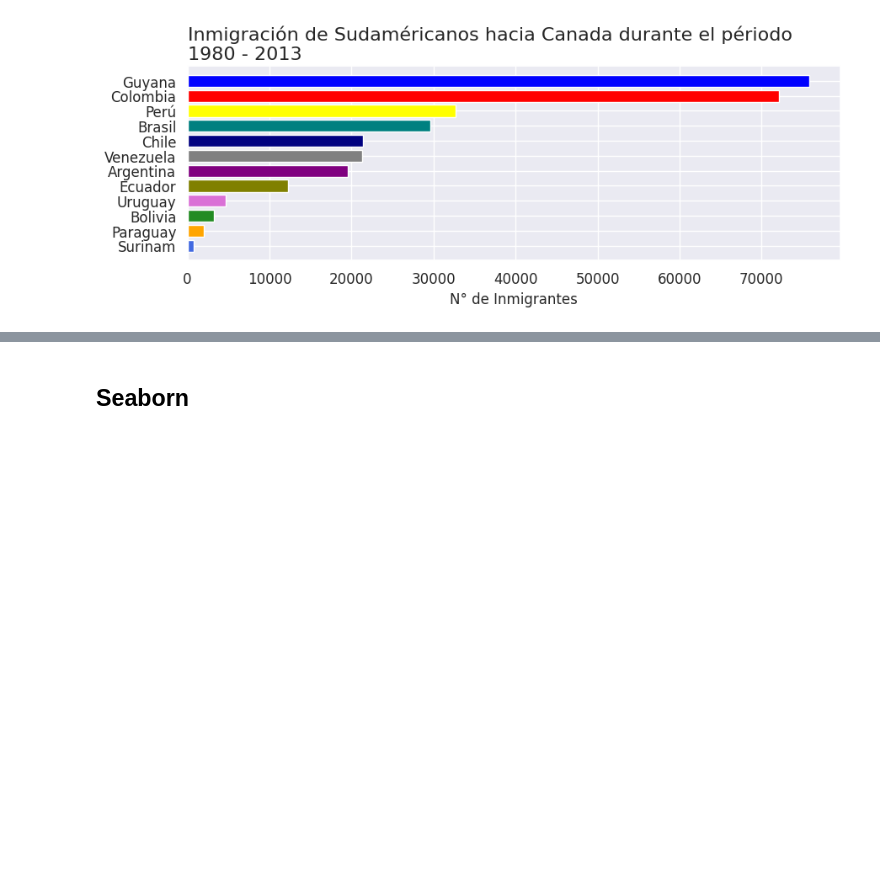
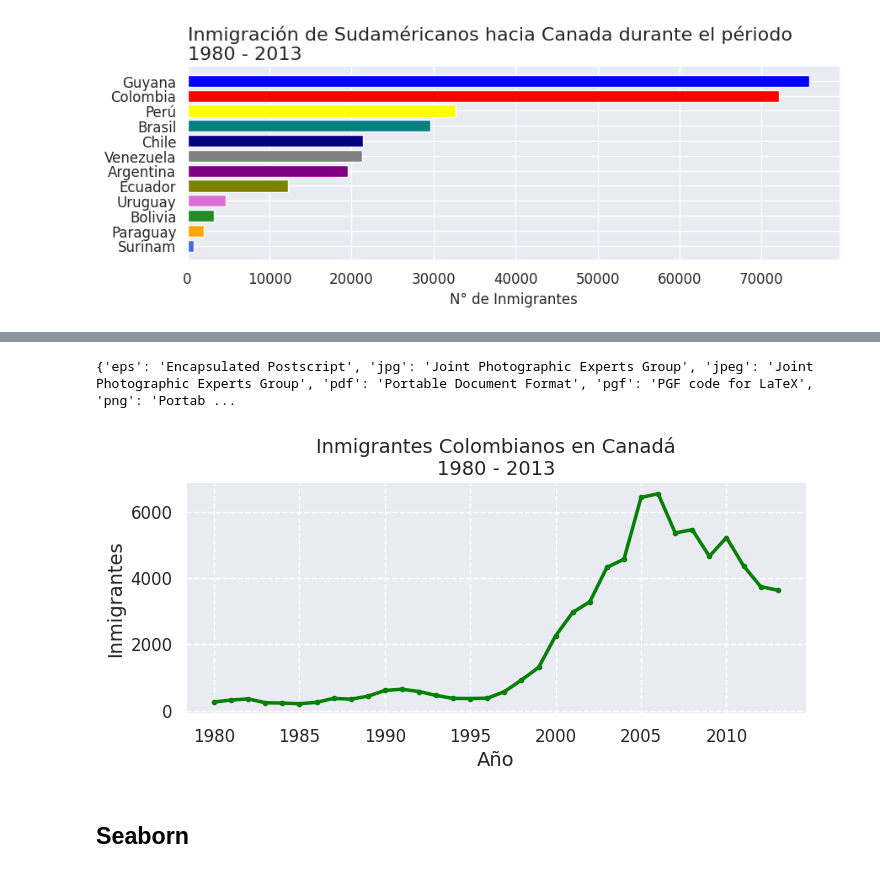
Before and after one commit to Nataliahfk/visualizacion_datos_graficos_python, a Jupyter notebook: visualizacion_de_datos_con_graficos_python.ipynb, the cells around one changed output, grey strips where cells are left out. Saved outputs shown, nothing was run; the diff lists cells and outputs as text; code cells hidden in the pictures; blank space fills up the shorter version.

```diff
--- a/visualizacion_de_datos_con_graficos_python.ipynb
+++ b/visualizacion_de_datos_con_graficos_python.ipynb
@@ -587,3 +598,30 @@ plt.show()
+# %%
+print(fig.canvas.get_supported_filetypes()) # se puede almacenar
+# %% [output]
+{'eps': 'Encapsulated Postscript', 'jpg': 'Joint Photographic Experts Group', 'jpeg': 'Joint Photographic Experts Group', 'pdf': 'Portable Document Format', 'pgf': 'PGF code for LaTeX', 'png': 'Portab ...
+# %%
+fig, ax = plt.subplots(figsize=(8,3))
+ax.plot(datos_colombia['Año'], datos_colombia['Inmigrantes'], lw=2.5, color='green', marker='.') # lw es para engrosar la línea
+                                                                                               # marker puede ser, .,o,x, diversos marcadores
+ax.xaxis.set_major_locator(plt.MultipleLocator(5)) # este comando es para agrupar de forma automática los años
+ax.set_xlabel('Año', fontsize =14)
+ax.set_ylabel('Inmigrantes', fontsize =14)
+ax.set_title('Inmigrantes Colombianos en Canadá\n1980 - 2013',fontsize =14) # \n para bajar línea
+ax.yaxis.set_tick_params(labelsize=12)
+ax.xaxis.set_tick_params(labelsize=12)
+ax.grid(linestyle='--')
+
+ax.spines['top'].set_visible(False)
+ax.spines['right'].set_visible(False)
+
+fig.savefig('/content/inmigrantes_colombianos.png', transparent=False,
+            dpi = 300, bbox_inches='tight') # esto es para almacenar, transparent=False para que no se confunda el fondo,
+                                            # dpi es la resolución imagen, bbox cuanto margen , aqui digo que no tenga margen.
+                                            # Enter y a lado izquierdo aparecera la carperta y voy a descargar y lo guardo
+
+plt.show()
+# %% [output]
+[figure, added]
 # %% [markdown]
 ## Seaborn
 # %%
```
Also changed, not shown: parts of 2 cells of this notebook.
